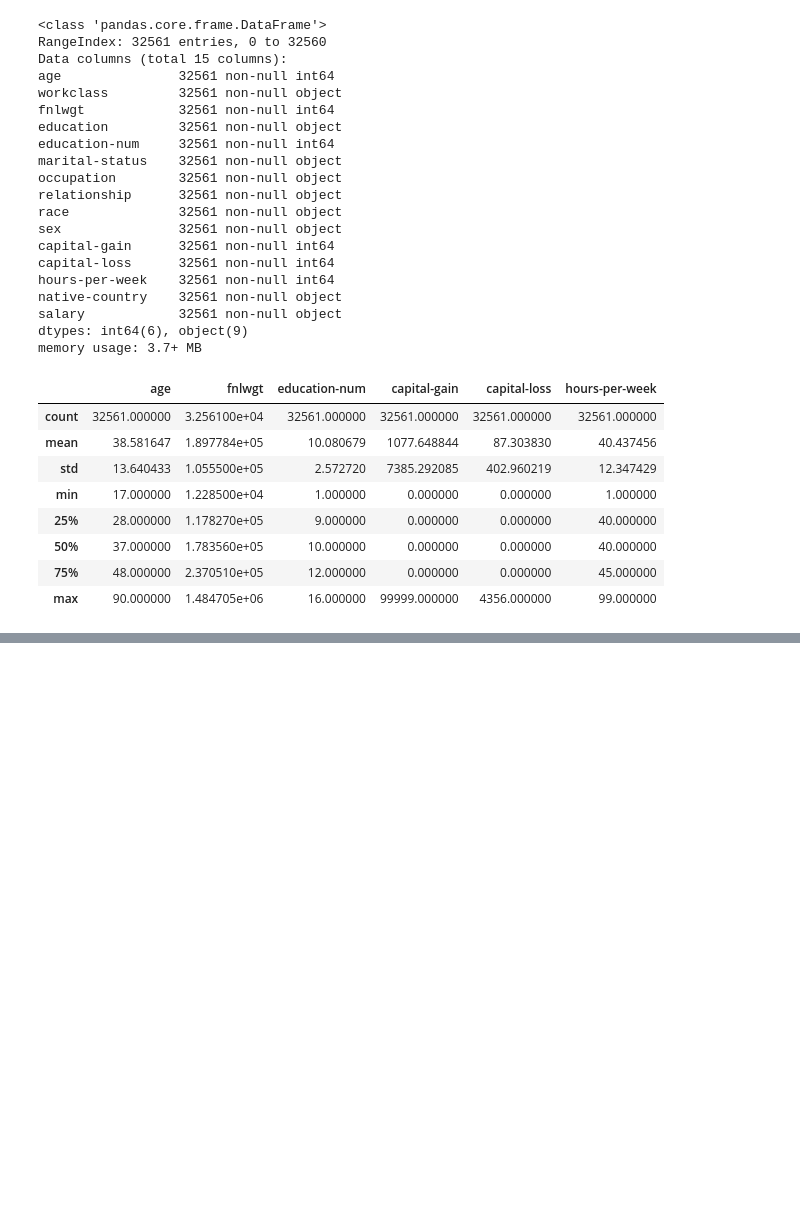
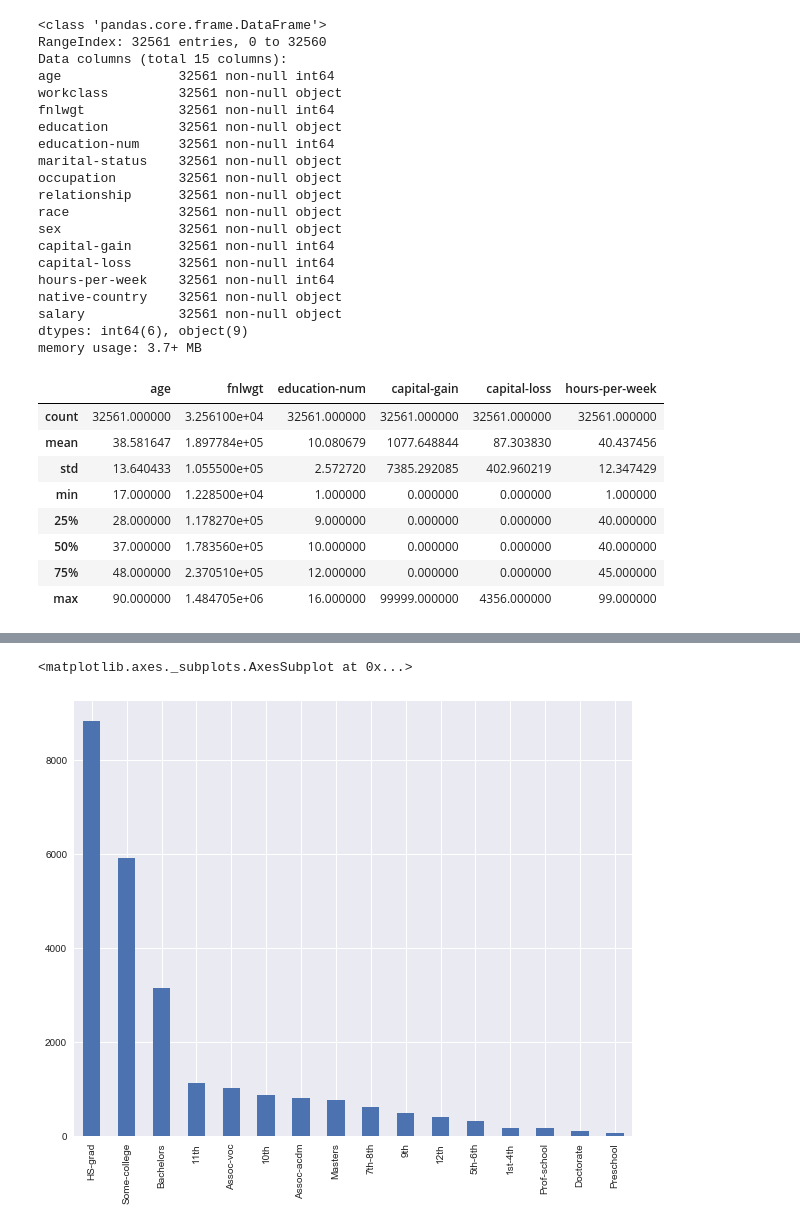
Before and after one commit to pvlbzn/datascience, a Jupyter notebook: adults_analisys.ipynb, the cells around one changed output, grey strips where cells are left out. Cells and saved outputs as stored; diff of their text form; code cells hidden in the pictures; blank space fills up the shorter version.

```diff
--- a/adults_analisys.ipynb
+++ b/adults_analisys.ipynb
@@ -141,0 +229,5 @@ data.describe()
+# %%
+earns_less['education'].value_counts().plot('bar')
+# %% [output]
+<matplotlib.axes._subplots.AxesSubplot at 0x...>
+[figure, added]
```
Also changed, not shown: parts of 23 cells of this notebook.
